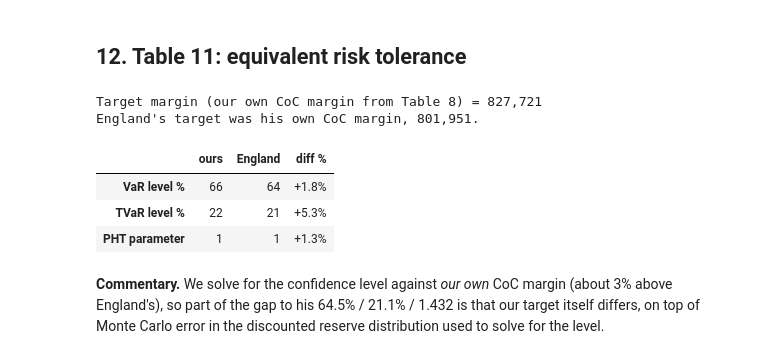
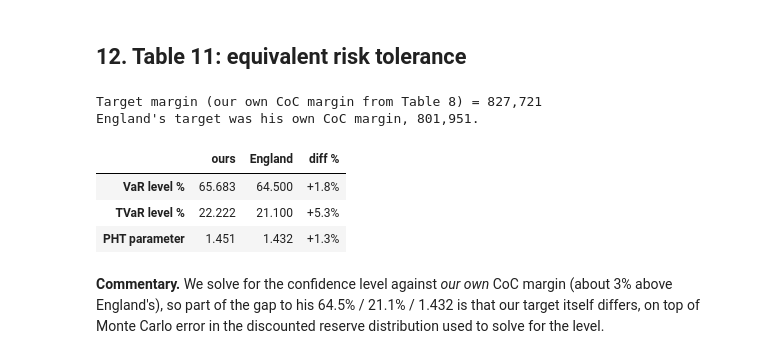
Before and after one commit to problemofpoints/bayesianchainladder, a Jupyter notebook: docs/notebooks/evw_2019_one_year_view.ipynb, the cells around one changed output. Cells and saved outputs as stored; diff of their text form; code cells hidden in the pictures.

```diff
--- a/docs/notebooks/evw_2019_one_year_view.ipynb
+++ b/docs/notebooks/evw_2019_one_year_view.ipynb
@@ -83,6 +83,7 @@ def compare(ours, england, labels=None):
 
 
 COMPARE_FMT = {"ours": "{:,.0f}", "England": "{:,.0f}", "diff %": "{:+.1f}%"}
+DECIMAL_FMT = {"ours": "{:,.3f}", "England": "{:,.3f}", "diff %": "{:+.1f}%"}
 
 dev = cl.Development().fit_transform(tri)
 print("Volume-weighted factors:", np.round(dev.ldf_.values.flatten(), 3))
@@ -648,25 +649,25 @@ England's — Monte Carlo error on the discounted reserve distribution.
 # %%
 target = coc_best["risk_margin"]
 var_level = equivalent_risk_tolerance(disc_total_samples, target, measure="var")
 tvar_level = equivalent_risk_tolerance(disc_total_samples, target, measure="tvar")
 pht_level = equivalent_risk_tolerance(disc_total_samples, target, measure="pht")
 
 print(f"Target margin (our own CoC margin from Table 8) = {target:,.0f}")
 print("England's target was his own CoC margin, 801,951.")
 display(
     compare(
         [var_level * 100, tvar_level * 100, pht_level],
         [64.5, 21.1, 1.432],
         ["VaR level %", "TVaR level %", "PHT parameter"],
-    ).style.format(COMPARE_FMT)
+    ).style.format(DECIMAL_FMT)
 )
 # %% [output]
 Target margin (our own CoC margin from Table 8) = 827,721
 England's target was his own CoC margin, 801,951.
 |  | ours | England | diff % |
-| VaR level % | 66 | 64 | +1.8% |
-| TVaR level % | 22 | 21 | +5.3% |
-| PHT parameter | 1 | 1 | +1.3% |
+| VaR level % | 65.683 | 64.500 | +1.8% |
+| TVaR level % | 22.222 | 21.100 | +5.3% |
+| PHT parameter | 1.451 | 1.432 | +1.3% |
 # %% [markdown]
 **Commentary.** We solve for the confidence level against *our own* CoC
 margin (about 3% above England's), so part of the gap to his 64.5% / 21.1% /
```
Also changed, not shown: 3 other files.
